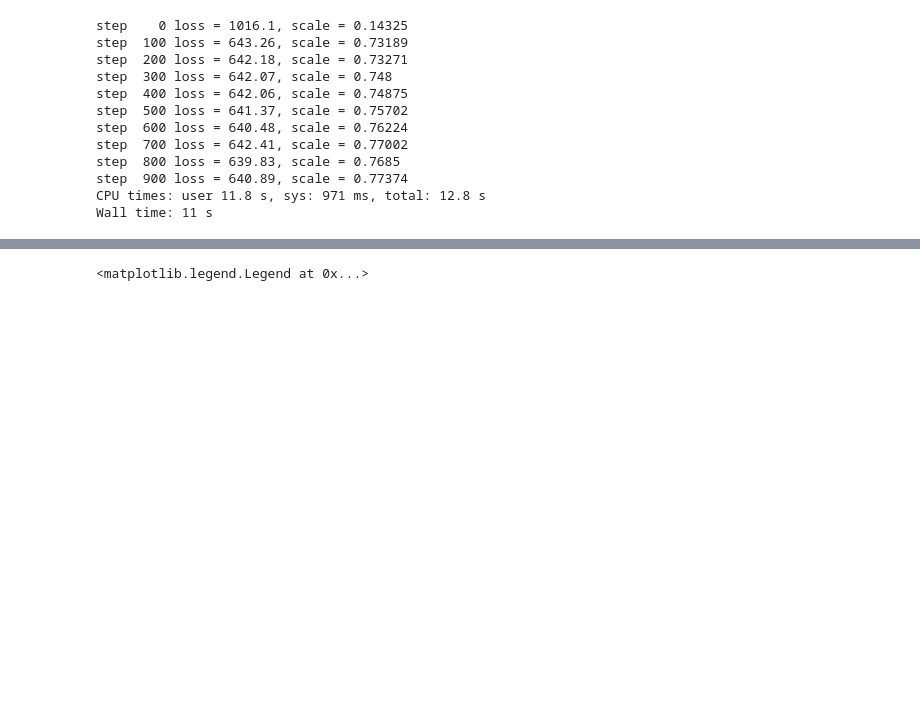
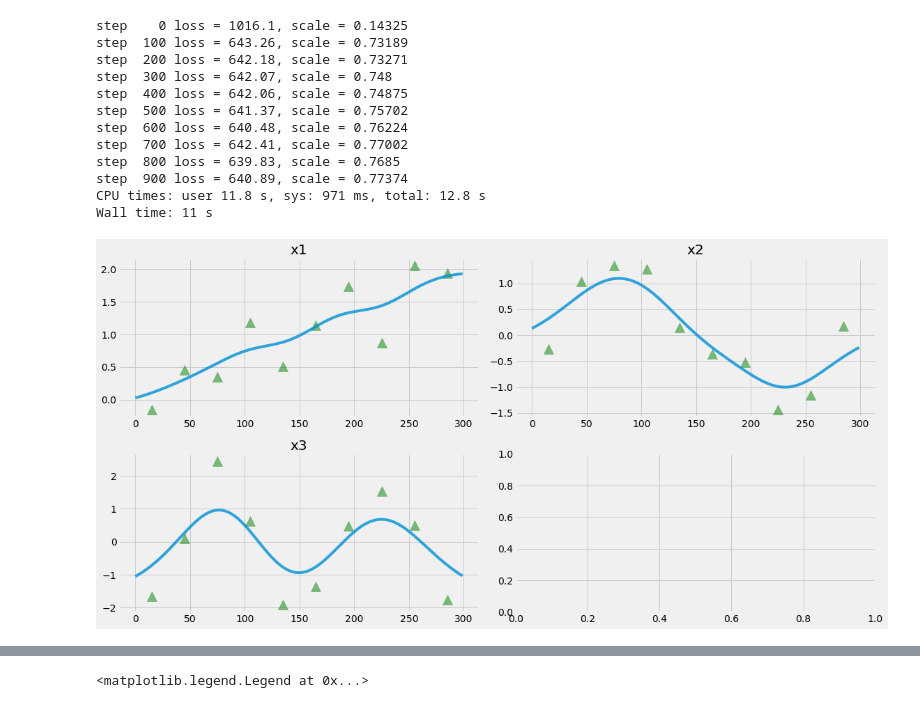
Before and after one commit to uber/orbit, a Jupyter notebook: examples/ktrx_simulation.ipynb, the cells around one changed output, grey strips where cells are left out. Saved outputs shown, nothing was run; the diff lists cells and outputs as text; code cells hidden in the pictures; blank space fills up the shorter version.

```diff
--- a/examples/ktrx_simulation.ipynb
+++ b/examples/ktrx_simulation.ipynb
@@ -208,4 +208,8 @@ step  800 loss = 639.83, scale = 0.7685
 step  900 loss = 640.89, scale = 0.77374
 CPU times: user 11.8 s, sys: 971 ms, total: 12.8 s
 Wall time: 11 s
+# %%
+_ = ktrx2.plot_regression_coefs(with_knot=True, figsize=(16, 8))
+# %% [output]
+[figure, added]
 # %%
```
Also changed, not shown: parts of 1 cell of this notebook.
